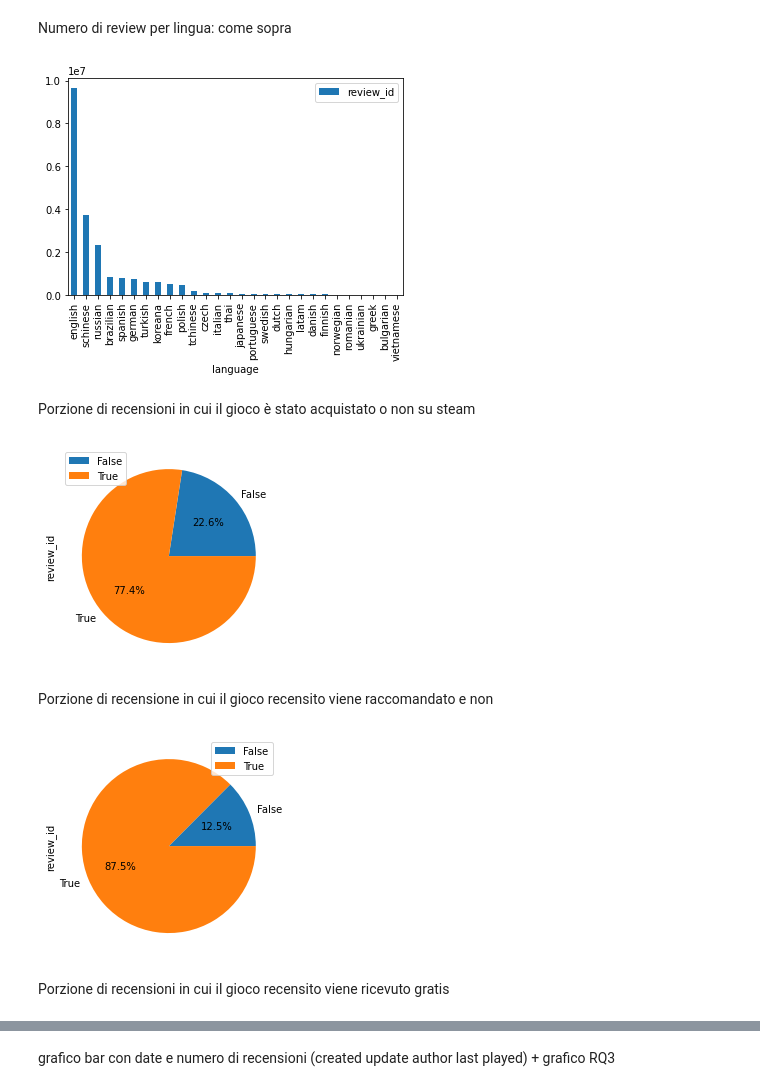
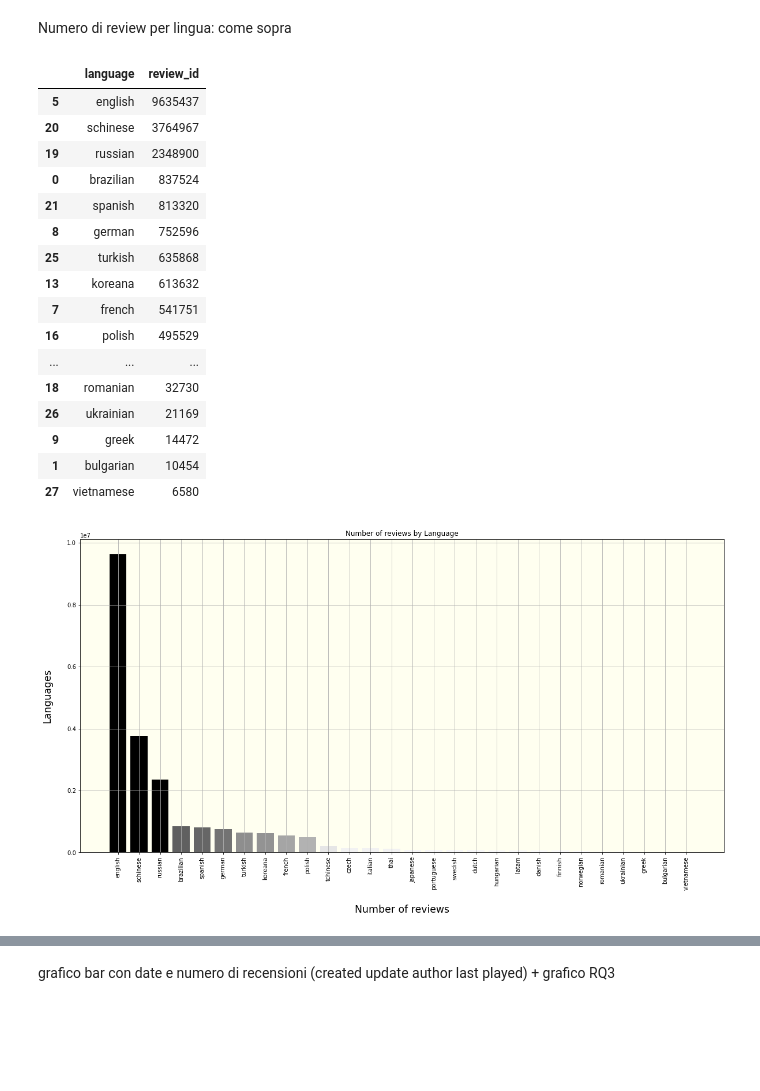
Before and after one commit to Requiem98/ADM-HW2, a Jupyter notebook: main.ipynb, the cells around one changed output, grey strips where cells are left out. Drawn from its saved outputs; the diff is of its cells as text; code cells hidden in the pictures; blank space fills up the shorter version.

```diff
--- a/main.ipynb
+++ b/main.ipynb
@@ -58,8 +62,7 @@ Before passing over another important aspect to notice is the presence of null v
 # %% [markdown]
 The next step is to study the distribution of quantitative variables. Here we can find some statistical indices that are used to undestand the main characteristics of our variables.
 # %%
-df.pd.set_option('float_format', '{:.2f}'.format)
-steam.iloc[:,[8,9,10,11,16,17,18,19,20]].describe()
+df.statisticalIndexes()
 # %% [output]
 |  | votes_helpful | votes_funny | weighted_vote_score | comment_count | author.num_games_owned | ... |
 | count | 21747371.00 | 21747371.00 | 21747371.00 | 21747371.00 | 21747371.00 | ... |
@@ -110,23 +110,23 @@ df.numbersOfReviewsByApplication(15)
 # %% [markdown]
 Numero di review per lingua: come sopra
 # %%
-t =steam[["language", "review_id"]].groupby(["language"], as_index = False).count().sort_values("review_id", ascending=False)
-t.plot.bar('language','review_id');
+df.plot_reviewsByLanguage()
 # %% [output]
+|  | language | review_id |
+| 5 | english | 9635437 |
+| 20 | schinese | 3764967 |
+| 19 | russian | 2348900 |
+| 0 | brazilian | 837524 |
+| 21 | spanish | 813320 |
+| 8 | german | 752596 |
+| 25 | turkish | 635868 |
+| 13 | koreana | 613632 |
+| 7 | french | 541751 |
+| 16 | polish | 495529 |
+| ... | ... | ... |
+| 18 | romanian | 32730 |
+| 26 | ukrainian | 21169 |
+| 9 | greek | 14472 |
+| 1 | bulgarian | 10454 |
+| 27 | vietnamese | 6580 |
-[figure, old version]
+[figure, new version]
-# %% [markdown]
-Porzione di recensioni in cui il gioco è stato acquistato o non su steam
-# %%
-sp=steam[['steam_purchase','review_id']].groupby('steam_purchase').count()
-sp.plot.pie(y='review_id',autopct='%1.1f%%');
-# %% [output]
-[figure, removed]
-# %% [markdown]
-Porzione di recensione in cui il gioco recensito viene raccomandato e non
-# %%
-rec=steam[['recommended','review_id']].groupby('recommended').count()
-rec.plot.pie(y='review_id',autopct='%1.1f%%');
-# %% [output]
-[figure, removed]
-# %% [markdown]
-Porzione di recensioni in cui il gioco recensito viene ricevuto gratis
```
Also changed, not shown: parts of 27 cells of this notebook, 2 other files.
